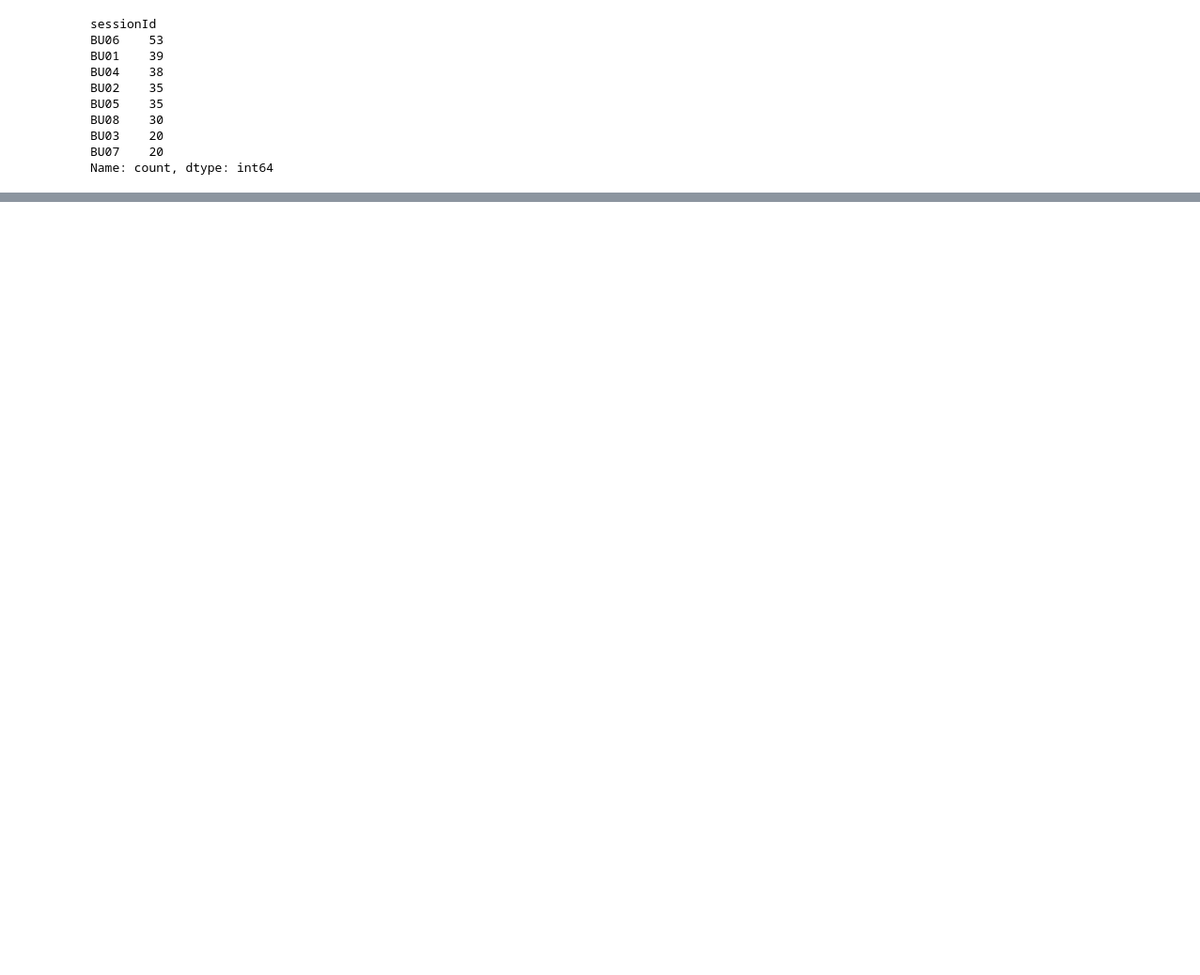
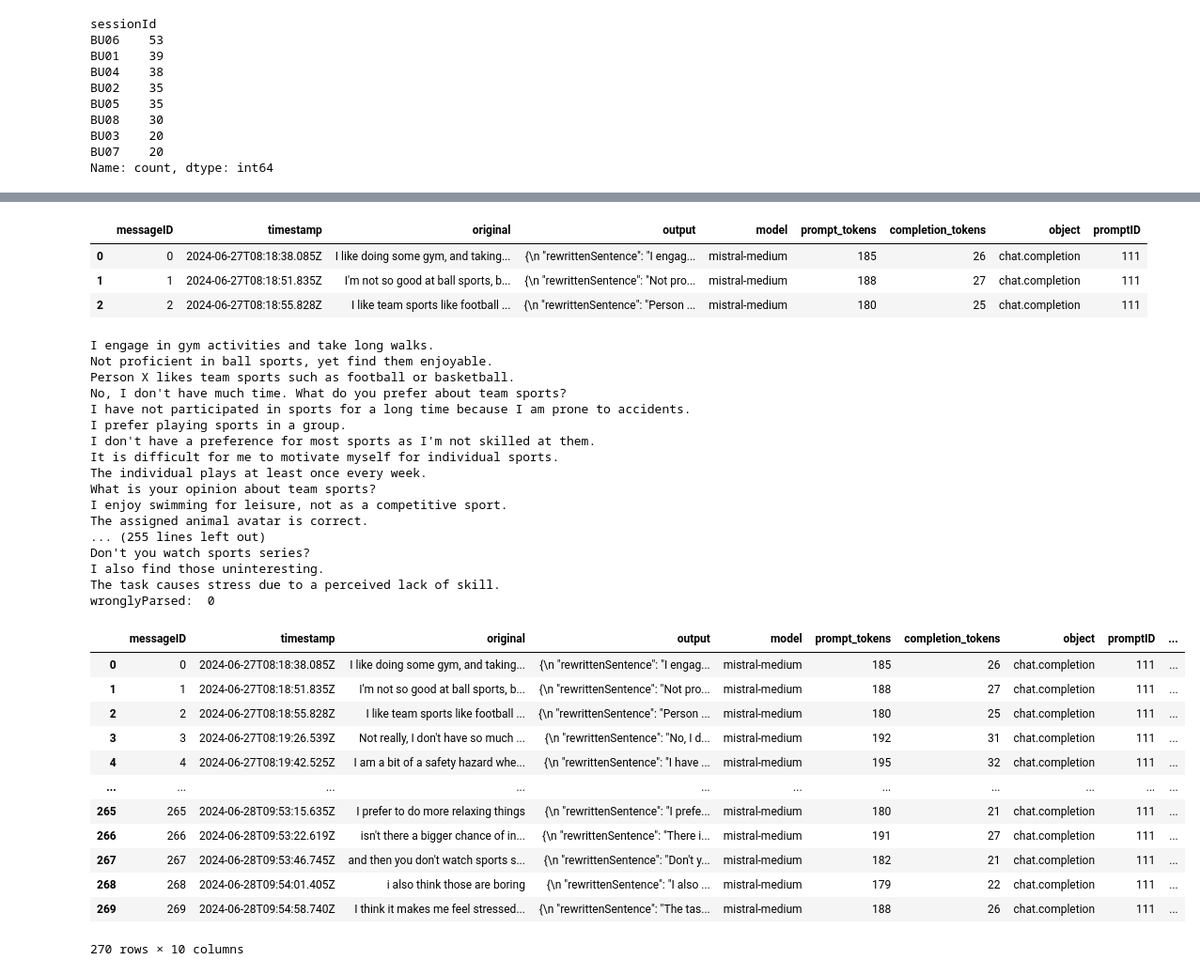
Before and after one commit to MovezNetwork/llm-evaluation, a Jupyter notebook: N0_Preprocess_ChatAnalysis_New.ipynb, the cells around one changed output, grey strips where cells are left out. Shown at 94% size. Saved outputs shown, nothing was run; the diff lists cells and outputs as text; code cells hidden in the pictures; blank space fills up the shorter version.

```diff
--- a/N0_Preprocess_ChatAnalysis_New.ipynb
+++ b/N0_Preprocess_ChatAnalysis_New.ipynb
@@ -134 +136,42 @@ df_pchats
+# %%
+df_pchats.head(3)
+# %% [output]
+|  | messageID | timestamp | original | output | model | prompt_tokens | completion_tokens | object | promptID |
+| 0 | 0 | 2024-06-27T08:18:38.085Z | I like doing some gym, and taking... | {\n "rewrittenSentence": "I engag... | mistral-medium | 185 | 26 | chat.completion | 111 |
+| 1 | 1 | 2024-06-27T08:18:51.835Z | I'm not so good at ball sports, b... | {\n "rewrittenSentence": "Not pro... | mistral-medium | 188 | 27 | chat.completion | 111 |
+| 2 | 2 | 2024-06-27T08:18:55.828Z | I like team sports like football ... | {\n "rewrittenSentence": "Person ... | mistral-medium | 180 | 25 | chat.completion | 111 |
+# %%
+df_pchats = ca.parse_parallel_data(df_pchats)
+df_pchats
+# %% [output]
+I engage in gym activities and take long walks.
+Not proficient in ball sports, yet find them enjoyable.
+Person X likes team sports such as football or basketball.
+No, I don't have much time. What do you prefer about team sports?
+I have not participated in sports for a long time because I am prone to accidents.
+I prefer playing sports in a group.
+I don't have a preference for most sports as I'm not skilled at them.
+It is difficult for me to motivate myself for individual sports.
+The individual plays at least once every week.
+What is your opinion about team sports?
+I enjoy swimming for leisure, not as a competitive sport.
+The assigned animal avatar is correct.
+... (255 lines left out)
+Don't you watch sports series?
+I also find those uninteresting.
+The task causes stress due to a perceived lack of skill.
+wronglyParsed:  0
+|  | messageID | timestamp | original | output | model | prompt_tokens | completion_tokens | object | promptID | ... |
+| 0 | 0 | 2024-06-27T08:18:38.085Z | I like doing some gym, and taking... | {\n "rewrittenSentence": "I engag... | mistral-medium | 185 | 26 | chat.completion | 111 | ... |
+| 1 | 1 | 2024-06-27T08:18:51.835Z | I'm not so good at ball sports, b... | {\n "rewrittenSentence": "Not pro... | mistral-medium | 188 | 27 | chat.completion | 111 | ... |
+| 2 | 2 | 2024-06-27T08:18:55.828Z | I like team sports like football ... | {\n "rewrittenSentence": "Person ... | mistral-medium | 180 | 25 | chat.completion | 111 | ... |
+| 3 | 3 | 2024-06-27T08:19:26.539Z | Not really, I don't have so much ... | {\n "rewrittenSentence": "No, I d... | mistral-medium | 192 | 31 | chat.completion | 111 | ... |
+| 4 | 4 | 2024-06-27T08:19:42.525Z | I am a bit of a safety hazard whe... | {\n "rewrittenSentence": "I have ... | mistral-medium | 195 | 32 | chat.completion | 111 | ... |
+| ... | ... | ... | ... | ... | ... | ... | ... | ... | ... | ... |
+| 265 | 265 | 2024-06-28T09:53:15.635Z | I prefer to do more relaxing things | {\n "rewrittenSentence": "I prefe... | mistral-medium | 180 | 21 | chat.completion | 111 | ... |
+| 266 | 266 | 2024-06-28T09:53:22.619Z | isn't there a bigger chance of in... | {\n "rewrittenSentence": "There i... | mistral-medium | 191 | 27 | chat.completion | 111 | ... |
+| 267 | 267 | 2024-06-28T09:53:46.745Z | and then you don't watch sports s... | {\n "rewrittenSentence": "Don't y... | mistral-medium | 182 | 21 | chat.completion | 111 | ... |
+| 268 | 268 | 2024-06-28T09:54:01.405Z | i also think those are boring | {\n "rewrittenSentence": "I also ... | mistral-medium | 179 | 22 | chat.completion | 111 | ... |
+| 269 | 269 | 2024-06-28T09:54:58.740Z | I think it makes me feel stressed... | {\n "rewrittenSentence": "The tas... | mistral-medium | 188 | 26 | chat.completion | 111 | ... |
+270 rows × 10 columns
 # %%
```
Also changed, not shown: parts of 15 cells of this notebook, 4 other files.
